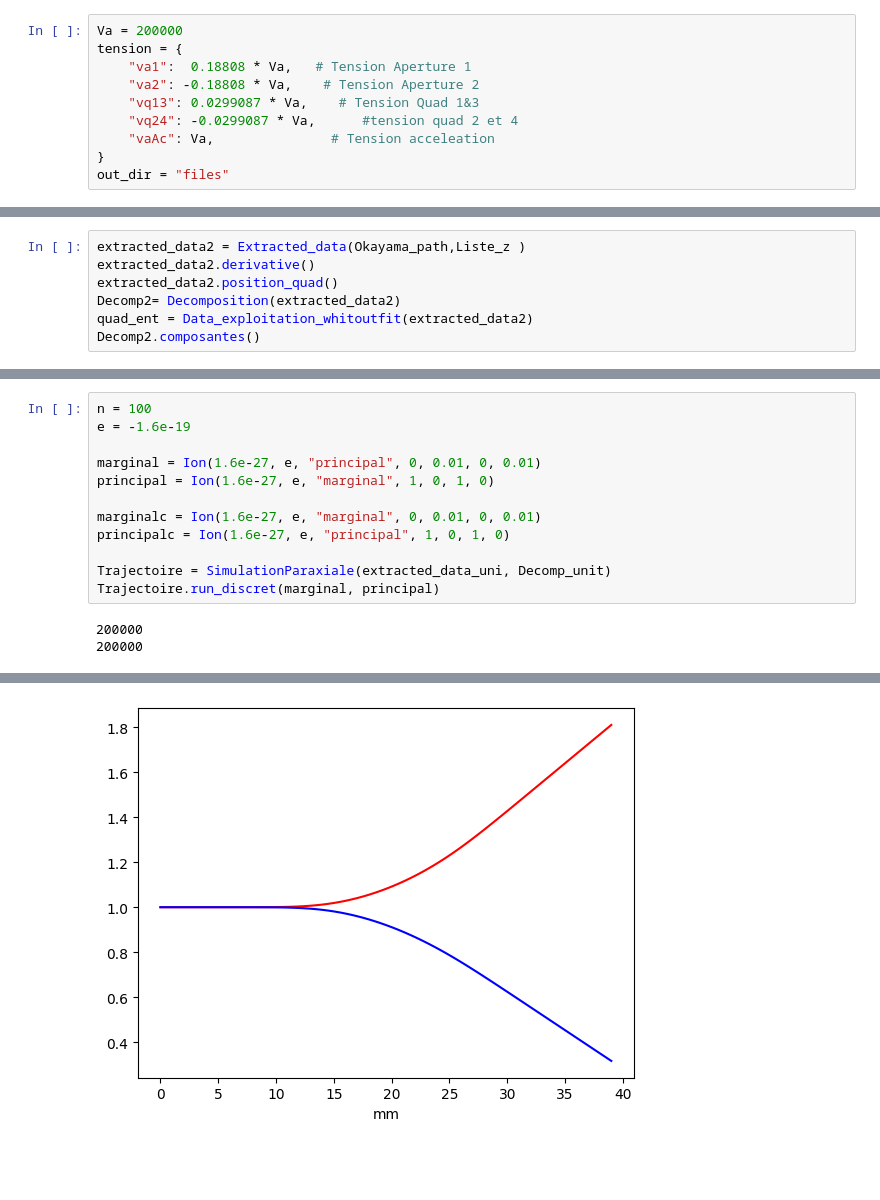
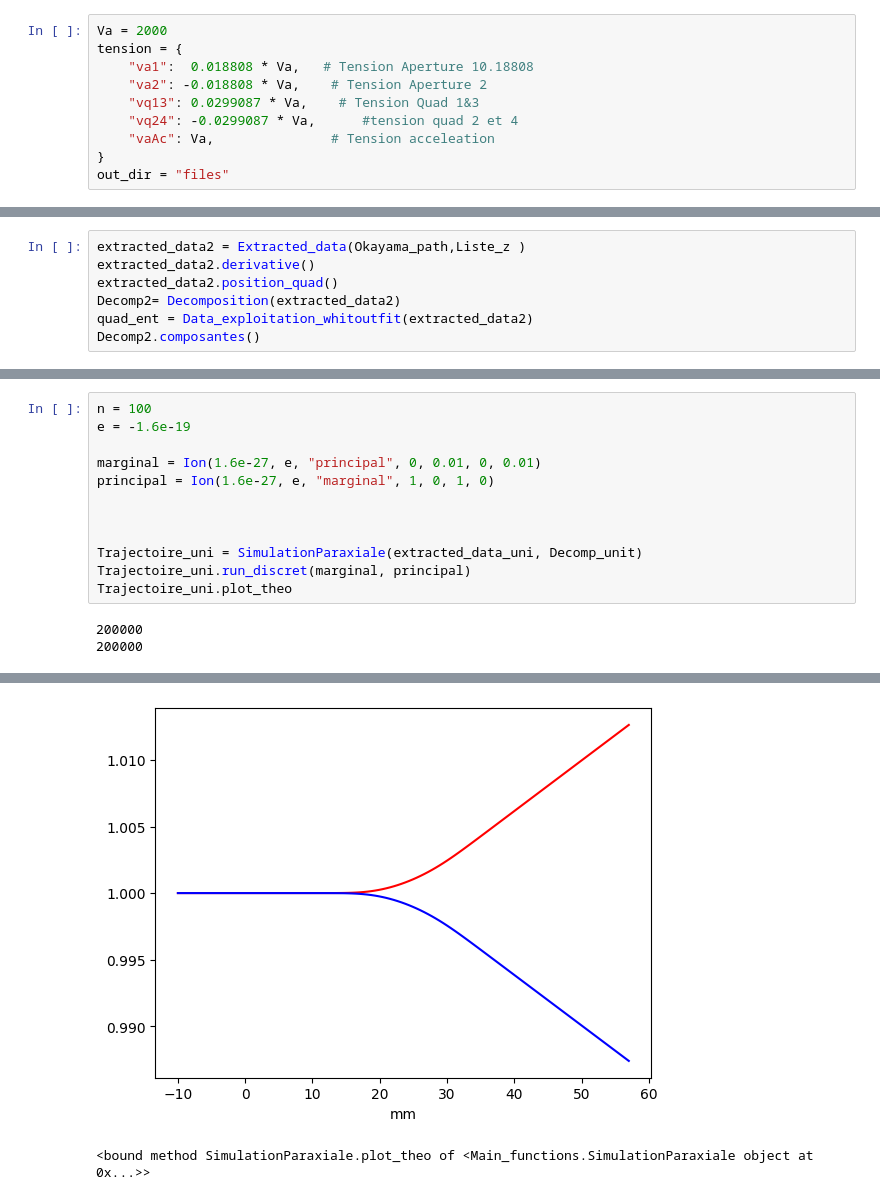
Before and after one commit to louise-lammertyn/projet-multi-code, a Jupyter notebook: Quadrupole_model/Data_exploitation.ipynb, the cells around one changed output, grey strips where cells are left out. Drawn from its saved outputs; the diff is of its cells as text; blank space fills up the shorter version.

```diff
--- a/Quadrupole_model/Data_exploitation.ipynb
+++ b/Quadrupole_model/Data_exploitation.ipynb
@@ -19,10 +19,10 @@ from Fit_functions import Fit_constants
 from paraxial import Ion
 import numpy as np
 # %%
-Va = 200000
+Va = 2000
 tension = {
-    "va1":  0.18808 * Va,   # Tension Aperture 1
-    "va2": -0.18808 * Va,    # Tension Aperture 2
+    "va1":  0.018808 * Va,   # Tension Aperture 10.18808
+    "va2": -0.018808 * Va,    # Tension Aperture 2
     "vq13": 0.0299087 * Va,    # Tension Quad 1&3
     "vq24": -0.0299087 * Va,      #tension quad 2 et 4
     "vaAc": Va,               # Tension acceleation
@@ -225,11 +228,11 @@ e = -1.6e-19
 marginal = Ion(1.6e-27, e, "principal", 0, 0.01, 0, 0.01)
 principal = Ion(1.6e-27, e, "marginal", 1, 0, 1, 0)
 
-marginalc = Ion(1.6e-27, e, "marginal", 0, 0.01, 0, 0.01)
-principalc = Ion(1.6e-27, e, "principal", 1, 0, 1, 0)
 
-Trajectoire = SimulationParaxiale(extracted_data_uni, Decomp_unit)
-Trajectoire.run_discret(marginal, principal)
+
+Trajectoire_uni = SimulationParaxiale(extracted_data_uni, Decomp_unit)
+Trajectoire_uni.run_discret(marginal, principal)
+Trajectoire_uni.plot_theo
 # %% [output]
 200000
 200000
@@ -237 +240,2 @@ Trajectoire.run_discret(marginal, principal)
-[figure, old version]
+[figure, new version]
+<bound method SimulationParaxiale.plot_theo of <Main_functions.SimulationParaxiale object at 0x...>>
```
Also changed, not shown: parts of 11 cells of this notebook, 9 other files.
